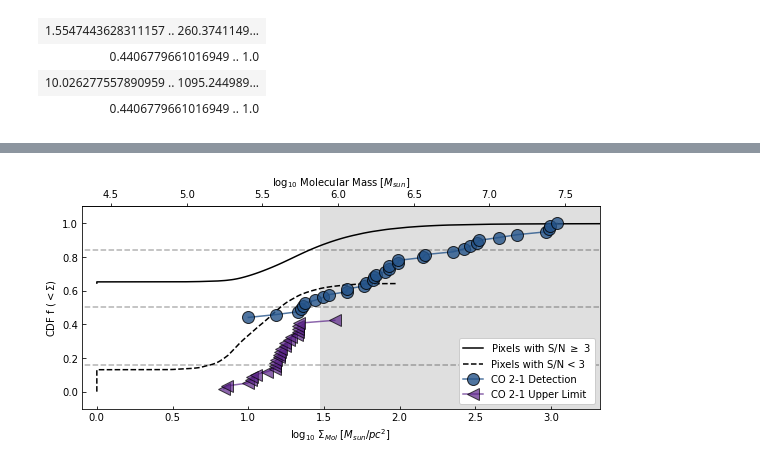
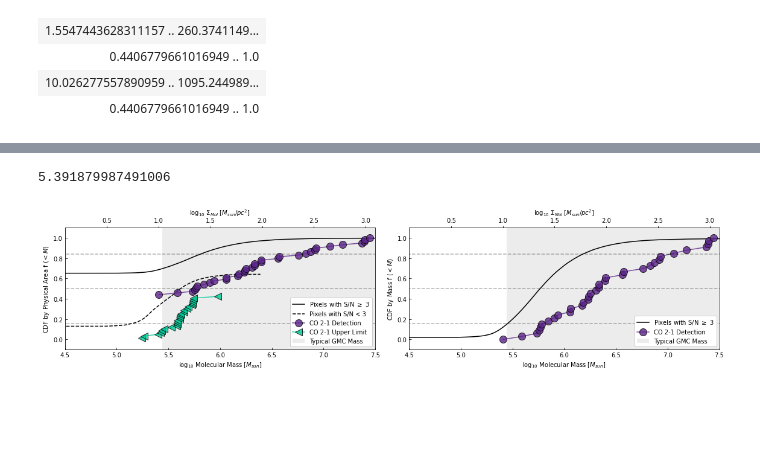
Before and after one commit to NessMayker/SNeCO, a Jupyter notebook: Code/3.2b_Plots_CDFs_150pc.ipynb, the cells around one changed output, grey strips where cells are left out. Drawn from its saved outputs; the diff is of its cells as text; code cells hidden in the pictures; blank space fills up the shorter version.

Commit message:
updated figures 3-6

```diff
--- a/Code/3.2b_Plots_CDFs_150pc.ipynb
+++ b/Code/3.2b_Plots_CDFs_150pc.ipynb
@@ -180,36 +224,55 @@ print(CDFdetection_mgsd_mda)
+# %%
+medianMass = np.median(logCDFAP_ND_M_x)
+print(medianMass)
+# %% [output]
+5.391879987491006
 # %%
 # Single Plot Metallicity Dependent Alpha
 darkblue = '#245389'
 darkpurple = '#5B2489'
 ms = 12
 fs = 14
 
-fig, axs = plt.subplots(1,1)
+fig, axs = plt.subplots(1,2)
 fig.set_figheight(4)
-fig.set_figwidth(8)
-axs.plot(logCDFAPIx_mgsd_mda, APIy_mgsd_mda, color = 'black', linestyle = '-', label = 'Pixels with S/N $\geq$ 3')
-axs.plot(logCDFAPLx_mgsd_mda, APLy_mgsd_mda, color = 'black', linestyle = '--', label = 'Pixels with S/N < 3')
+fig.set_figwidth(16)
+axs[0].plot(logCDFAP_D_M_x, AP_D_M_PP_y, color = 'black', linestyle = '-', label = 'Pixels with S/N $\geq$ 3')
+axs[0].plot(logCDFAP_ND_M_x, AP_ND_M_PP_y, color = 'black', linestyle = '--', label = 'Pixels with S/N < 3')
 # axs.annotate(r'$\alpha_{CO}$: Sun+20', xy=(110, 179), xycoords='axes points',
 #             size=14, ha='right', va='top',
 #             bbox=dict(boxstyle='round', fc='w',edgecolor='none'))
-axs.axhline(y=0.16, xmin=-0.3, xmax = 1.0, ls = '--', color = 'k', alpha = 0.3)
-axs.axhline(y=0.50, xmin=-0.3, xmax = np.log10(CDFdetection_mgsd_mda[-1]+1000), ls = '--', color = 'k', alpha = 0.3)
-axs.axhline(y=0.84, xmin=-0.3, xmax = np.log10(CDFdetection_mgsd_mda[-1]+1000), ls = '--', color = 'k', alpha = 0.3)
-axs.set_xlabel(r'$\log_{10}$ $\Sigma_{Mol}$ $[M_{sun}/pc^2]$')
-secax = axs.secondary_xaxis('top', functions=(mgsd2mass, mass2mgsd))
-secax.set_xlabel(r'$\log_{10}$ Molecular Mass [$M_{sun}$]')
-axs.set_ylabel(r'CDF f $ (<\Sigma$)')
+axs[0].axhline(y=0.16, xmin=-0.3, xmax = 1.0, ls = '--', color = 'k', alpha = 0.3)
+axs[0].axhline(y=0.50, xmin=-0.3, xmax = 1.0, ls = '--', color = 'k', alpha = 0.3)
+axs[0].axhline(y=0.84, xmin=-0.3, xmax = 1.0, ls = '--', color = 'k', alpha = 0.3)
+axs[0].set_xlabel(r'$\log_{10}$ Molecular Mass [$M_{sun}$]')
+secax = axs[0].secondary_xaxis('top', functions=(mass2mgsd, mgsd2mass))
+secax.set_xlabel(r'$\log_{10}$ $\Sigma_{Mol}$ $[M_{sun}/pc^2]$')
+axs[0].set_ylabel(r'CDF by Physical Area f $ (<M$)')
+axs[0].axvspan(xmin=5.44155,xmax = 7.5, facecolor="gray", alpha=0.15, label = "Typical GMC Mass")
+axs[0].set_xlim(4.5, 7.5)
+axs[0].set_ylim(-0.1, 1.1)
+axs[0].plot(logCDFSN_D_M_x, CDFSN_D_M_y, marker = 'o', ms = ms, color = darkpurple,mec='black', alpha = 0.8, label="CO 2-1 Detection")
+axs[0].plot(logCDFSN_ND_M_x, CDFSN_ND_M_y, marker = '<',color = "#00cc99",mec='black', ms = ms, alpha = 0.8, label = "CO 2-1 Upper Limit")
+axs[0].legend(frameon=True,loc='lower right', facecolor='white', framealpha=1)
+axs[0].tick_params(axis='both', direction = "in")
 
-axs.axvspan(xmin=1.4771,xmax = np.log10(CDFdetection_mgsd_mda[-1] + 1000), facecolor="gray", alpha=0.25)
-axs.set_xlim(-0.1, np.log10(CDFdetection_mgsd_mda[-1] + 1000))
-axs.set_ylim(-0.1, 1.1)
-axs.plot(logCDFdetection_mgsd_mda, ydetection_mgsd_mda, marker = 'o', ms = ms, color = darkblue,mec='black', alpha = 0.8, label="CO 2-1 Detection")
-axs.plot(logCDFnondetection_mgsd_mda, ynondetection_mgsd_mda, marker = '<',color = darkpurple,mec='black', ms = ms, alpha = 0.7, label = "CO 2-1 Upper Limit")
-axs.legend(frameon=True,loc='lower right', facecolor='white', framealpha=1)
-axs.tick_params(axis='both', direction = "in")
+axs[1].plot(logCDFAP_D_only_M_x, logCDFAP_D_only_M_PP_y, color = 'black', linestyle = '-', label = 'Pixels with S/N $\geq$ 3')
+axs[1].plot(logCDFSN_D_only_M_x, logCDFSN_D_only_M_y, marker = 'o', ms = ms, color = darkpurple,mec='black', alpha = 0.8, label="CO 2-1 Detection")
+axs[1].axhline(y=0.16, xmin=-0.3, xmax = 1, ls = '--', color = 'k', alpha = 0.3)
+axs[1].axhline(y=0.50, xmin=-0.3, xmax = 1, ls = '--', color = 'k', alpha = 0.3)
+axs[1].axhline(y=0.84, xmin=-0.3, xmax = 1, ls = '--', color = 'k', alpha = 0.3)
+axs[1].set_ylabel(r'CDF by Mass f $ (< M $)')
+secax = axs[1].secondary_xaxis('top', functions=(mass2mgsd, mgsd2mass))
+secax.set_xlabel(r'$\log_{10}$ $\Sigma_{Mol}$ $[M_{sun}/pc^2]$')
+axs[1].set_xlabel(r'$\log_{10}$ Molecular Mass [$M_{sun}$]')
+axs[1].axvspan(xmin=5.44155,xmax = 7.5, facecolor="gray", alpha=0.15, label = "Typical GMC Mass")
+axs[1].set_xlim(4.5, 7.5)
+axs[1].set_ylim(-0.1, 1.1)
+axs[1].legend(frameon=True,loc='lower right',facecolor='white', framealpha=1)
+axs[1].tick_params(axis='both', direction = "in")
 plt.tight_layout()
-plt.savefig('../Figures/COEmissionCDFSingleMDA.png', dpi=300)
+plt.savefig('../Figures/CDF_Mass_ALLSNe_2panel.png', dpi=300)
 plt.show()
 plt.close()
 # %% [output]
-[figure, old version]
+[figure, new version]
```
Also changed, not shown: parts of 12 cells of this notebook, 9 other files.
